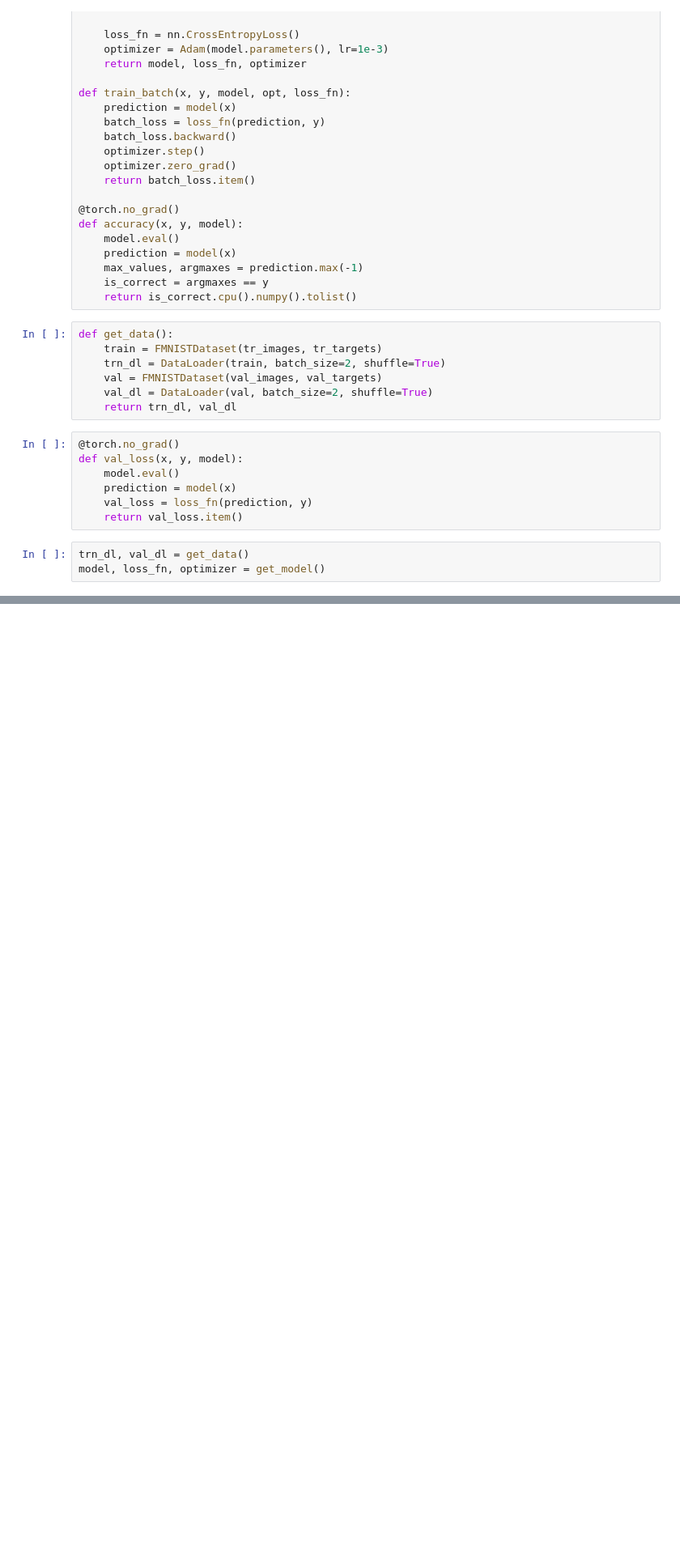
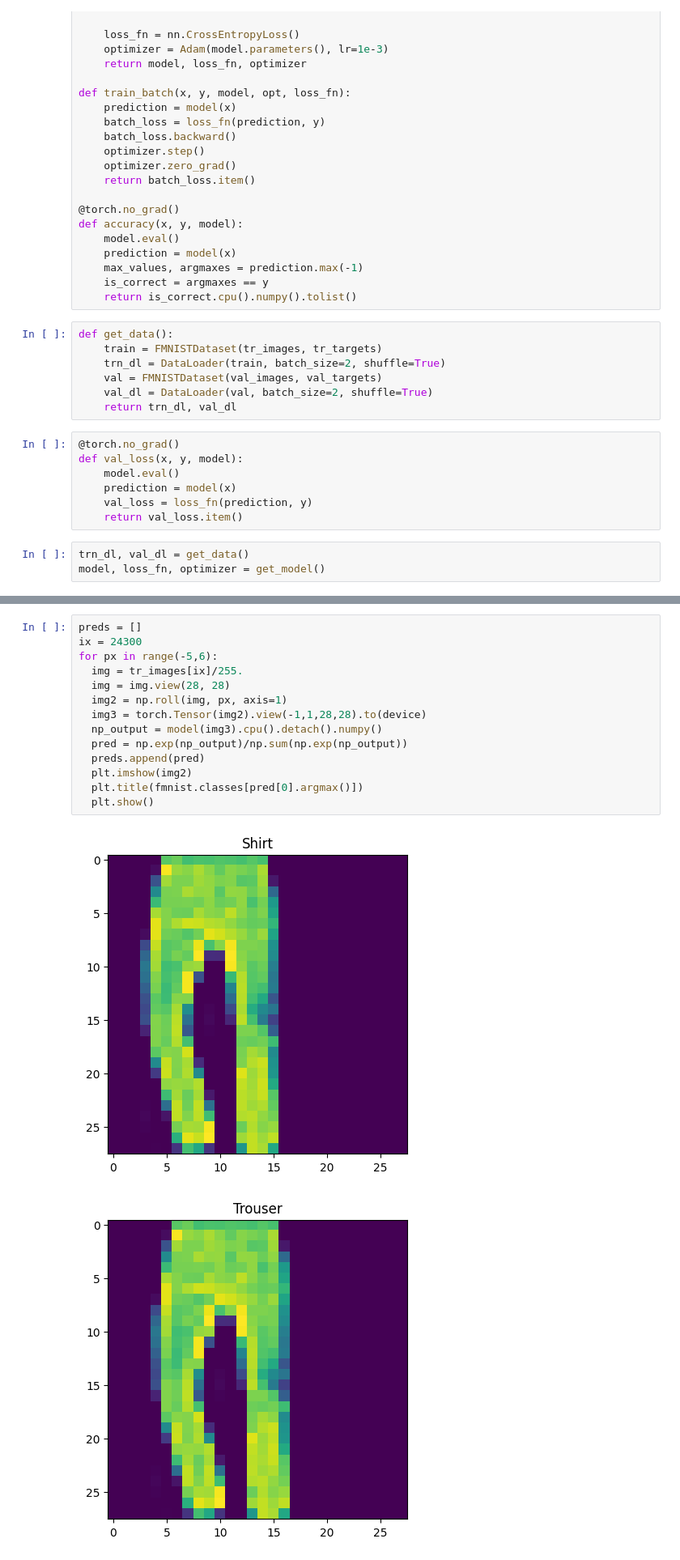
Before and after one commit to rammahayufitra/section2-object-classification-and-detection, a Jupyter notebook: introduction-convolution-neural-network/CNN-on-FashionMNIST.ipynb, the cells around one changed output, grey strips where cells are left out. Shown at 81% size. Drawn from its saved outputs; the diff is of its cells as text; blank space fills up the shorter version.

```diff
--- a/introduction-convolution-neural-network/CNN-on-FashionMNIST.ipynb
+++ b/introduction-convolution-neural-network/CNN-on-FashionMNIST.ipynb
@@ -98,0 +197,17 @@ RuntimeError: mat1 dim 1 must match mat2 dim 0
+# %%
+preds = []
+ix = 24300
+for px in range(-5,6):
+  img = tr_images[ix]/255.
+  img = img.view(28, 28)
+  img2 = np.roll(img, px, axis=1)
+  img3 = torch.Tensor(img2).view(-1,1,28,28).to(device)
+  np_output = model(img3).cpu().detach().numpy()
+  pred = np.exp(np_output)/np.sum(np.exp(np_output))
+  preds.append(pred)
+  plt.imshow(img2)
+  plt.title(fmnist.classes[pred[0].argmax()])
+  plt.show()
+# %% [output]
+[figure, added]
+[figure, added]
```
Also changed, not shown: parts of 6 cells of this notebook.
